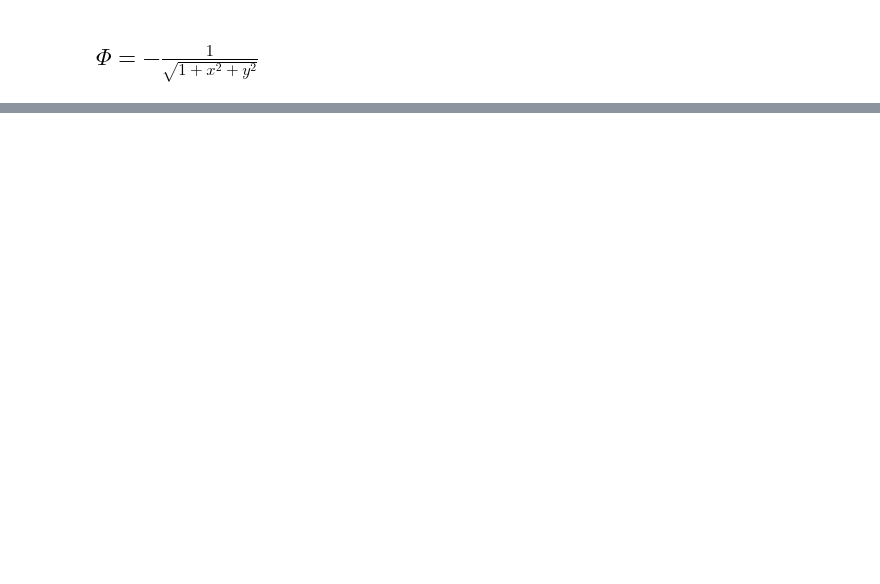
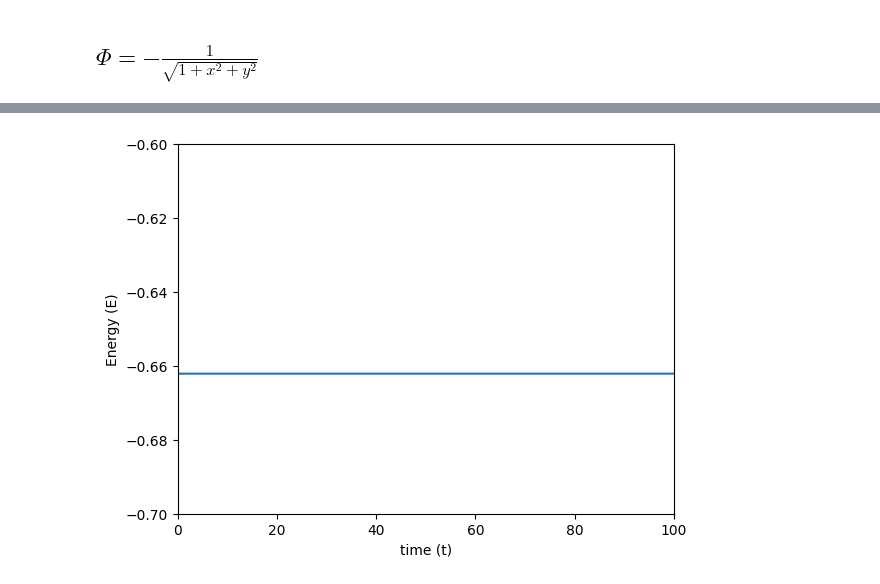
Before and after one commit to qchen4/ASTR-427-COmputational-Astrophysics, a Jupyter notebook: HWs/Homework2/Homeworkd 2.ipynb, the cells around one changed output, grey strips where cells are left out. Saved outputs shown, nothing was run; the diff lists cells and outputs as text; code cells hidden in the pictures; blank space fills up the shorter version.

```diff
--- a/HWs/Homework2/Homeworkd 2.ipynb
+++ b/HWs/Homework2/Homeworkd 2.ipynb
@@ -261,0 +198,48 @@ Runge-Kutta method took: 0.01 seconds
+# %%
+#3b
+
+# reset state to initial state
+state = initial_state2
+
+# point to evaluate the state at
+index = t2[0]
+
+# lists to store results in
+x = np.array([])
+y = np.array([])
+xp = np.array([]) # x'
+yp = np.array([]) # y'
+
+while index <= t2[1]:
+
+    # update results
+    x = np.append(x, [state[0]])
+    y = np.append(y, [state[1]])
+    xp = np.append(xp, [state[2]])
+    yp = np.append(yp, [state[3]])
+
+    # update state
+    new_state = runge_kutta(deriv2, state, step2)
+    state = new_state
+    index += step2
+
+def phi(x, y):
+    """
+    phi is a function defined in problem 3 above, dependent on x and y
+    """
+    phi = -1 / np.sqrt(1 + x**2 + y**2)
+    return phi
+
+# time to plot function over
+t = np.linspace(t2[0], t2[1], int((t2[1]-t2[0])/step2))
+
+# plotting
+plt.xlim(0, 100)
+plt.ylim(-.7, -.6)
+plt.plot(t, .5*(xp**2 + yp**2) + phi(x, y))
+
+plt.xlabel('time (t)')
+plt.ylabel('Energy (E)')
+plt.show()
+# %% [output]
+[figure, added]
```
Also changed, not shown: parts of 5 cells of this notebook.
